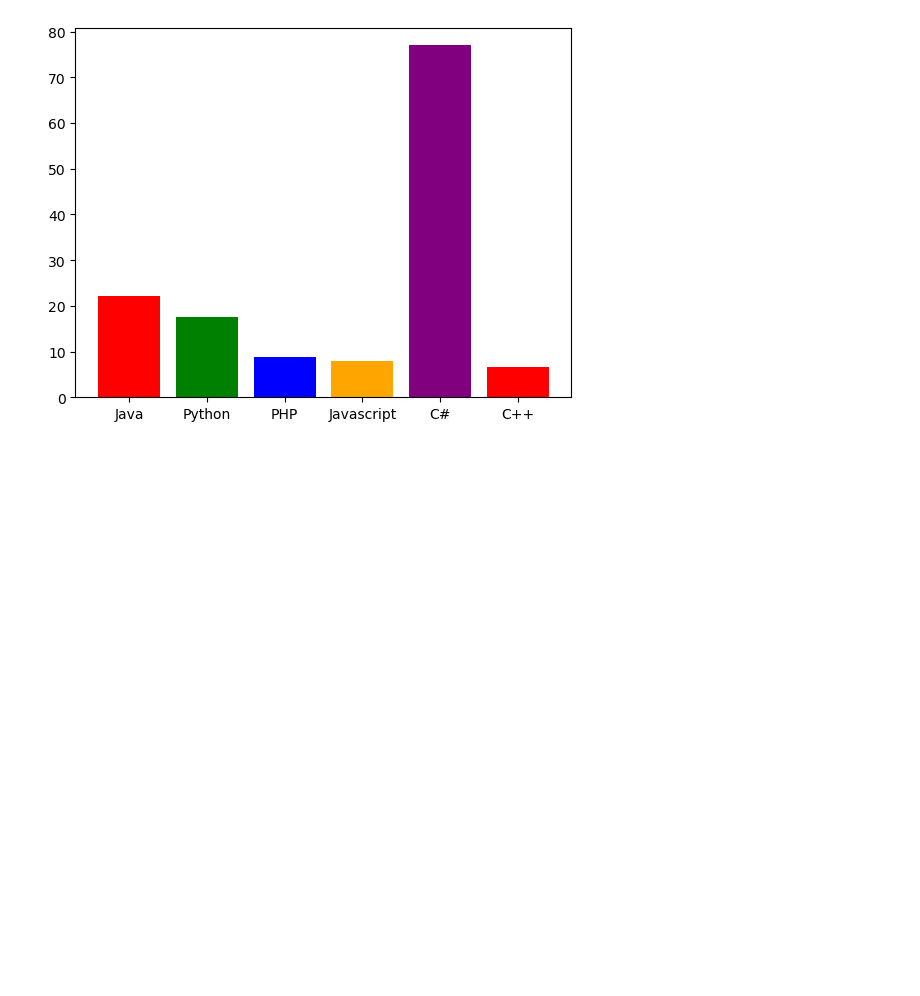
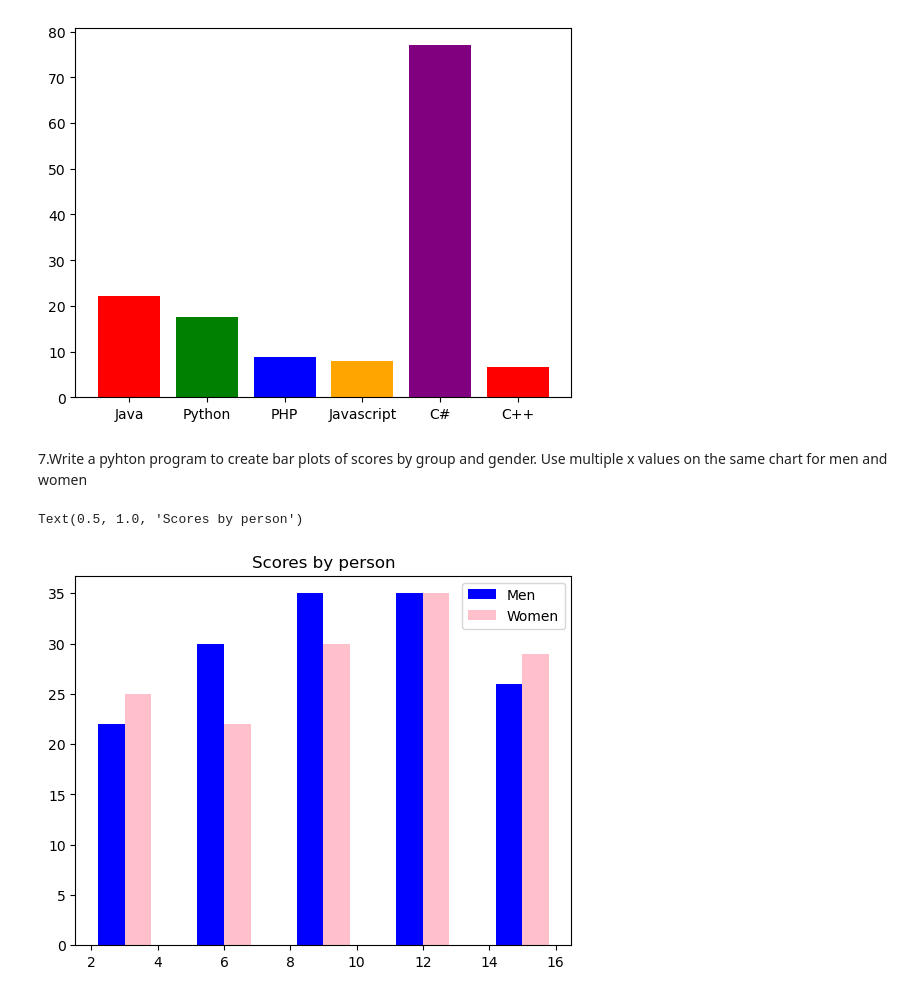
Before and after one commit to jerardh/S3, a Jupyter notebook: DS/exercise3.ipynb, the cells around one changed output. Saved outputs shown, nothing was run; the diff lists cells and outputs as text; code cells hidden in the pictures; blank space fills up the shorter version.

```diff
--- a/DS/exercise3.ipynb
+++ b/DS/exercise3.ipynb
@@ -122,3 +122,18 @@ plt.bar(x_data,y_data,color=colors)
 # %% [output]
 <BarContainer object of 6 artists>
 [figure]
+# %% [markdown]
+7.Write a pyhton program to create bar plots of scores by group and gender. Use multiple x values on the same chart for men and women
+# %%
+x_data = np.arange(1,6) *3
+y1= np.array([22,30,35,35,26])
+y2= np.array([25,22,30,35,29])
+
+bar_width=0.4
+plt.bar(x_data-bar_width,y1,label="Men",color='Blue')
+plt.bar(x_data+bar_width,y2,label="Women",color='Pink')
+plt.legend()
+plt.title("Scores by person")
+# %% [output]
+Text(0.5, 1.0, 'Scores by person')
+[figure, added]
```
Also changed, not shown: parts of 2 cells of this notebook.
